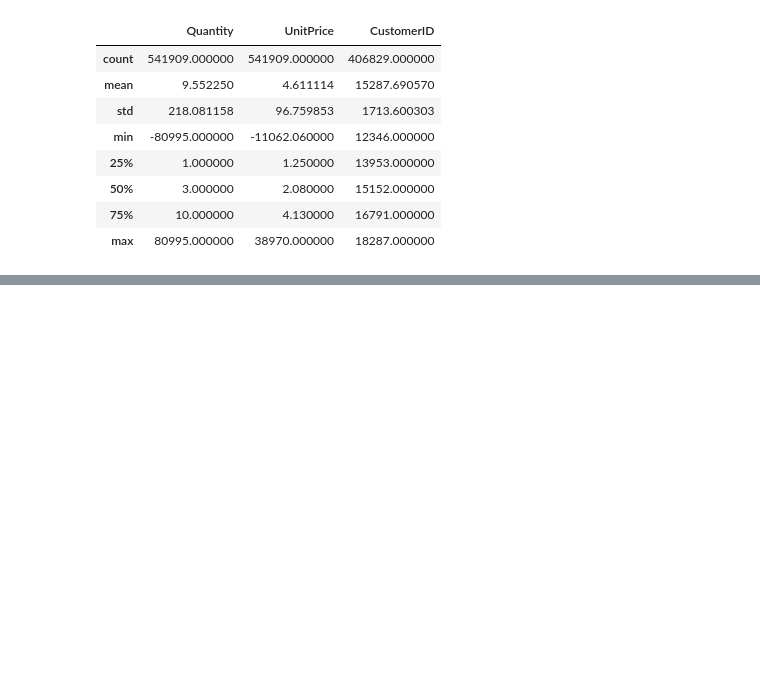
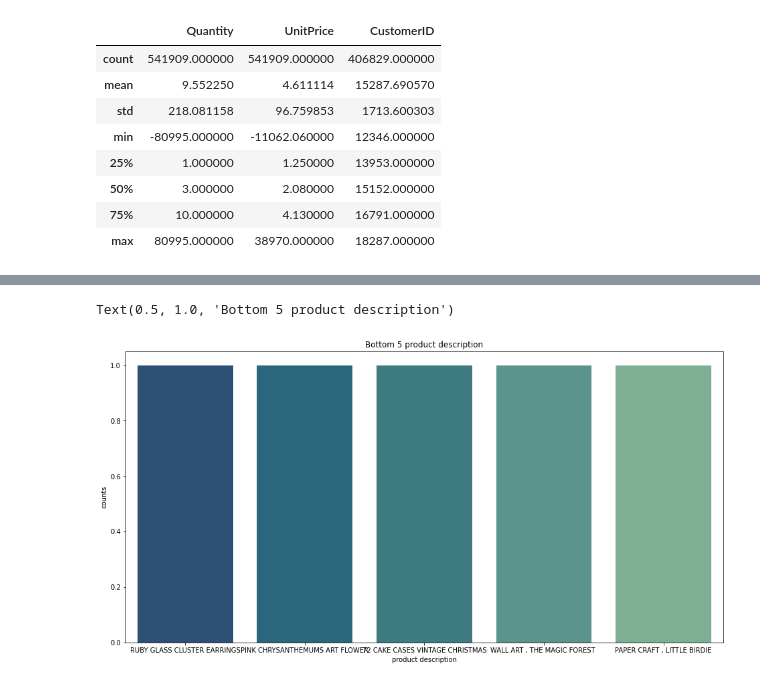
Before and after one commit to milanajudiya/Customer_Segmentation, a Jupyter notebook: Online_Retail_Customer_Segmentation.ipynb, the cells around one changed output, grey strips where cells are left out. Drawn from its saved outputs; the diff is of its cells as text; code cells hidden in the pictures; blank space fills up the shorter version.

```diff
--- a/Online_Retail_Customer_Segmentation.ipynb
+++ b/Online_Retail_Customer_Segmentation.ipynb
@@ -94,0 +183,7 @@ df["InvoiceNo"].str.contains("C").sum()
+# %%
+plt.figure(figsize=(16,8))
+sns.barplot(x= "product description" , y="counts",palette = "crest_r", data=df_description[-5:])
+plt.title("Bottom 5 product description")
+# %% [output]
+Text(0.5, 1.0, 'Bottom 5 product description')
+[figure, added]
```
Also changed, not shown: parts of 51 cells of this notebook.
